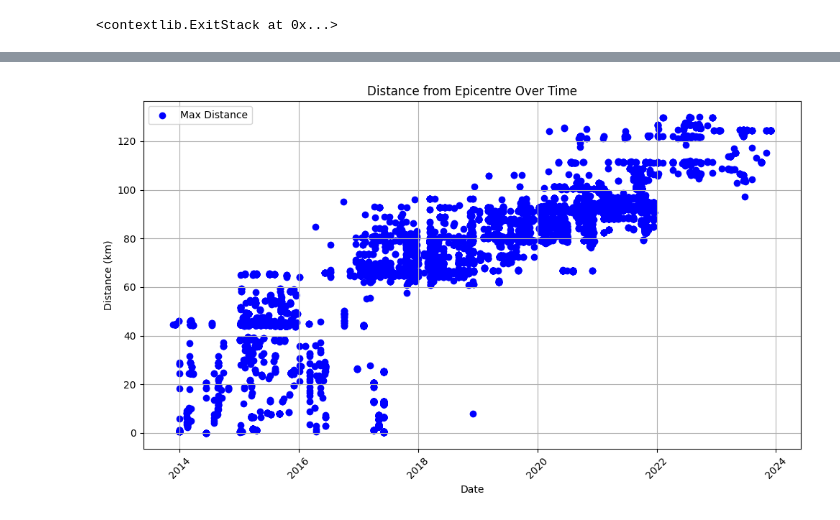
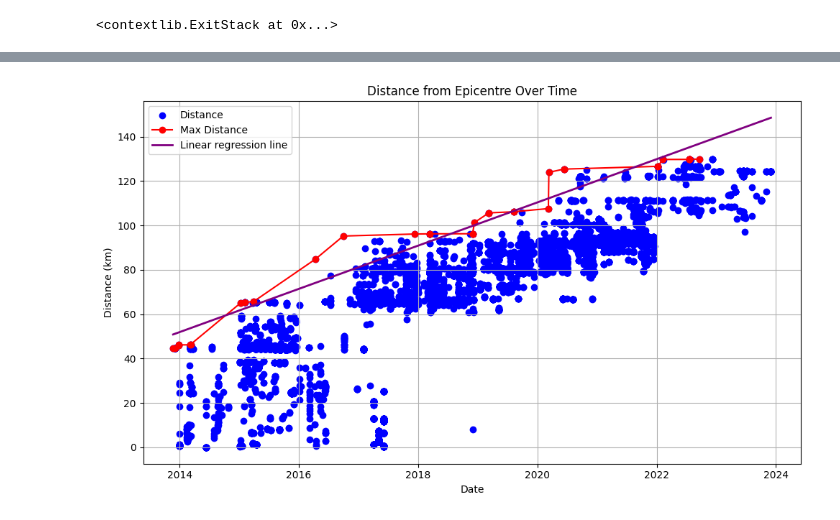
Before and after one commit to LeonMengoni/Xylella-Fastidiosa, a Jupyter notebook: Monitoring.ipynb, the cells around one changed output, grey strips where cells are left out. Saved outputs shown, nothing was run; the diff lists cells and outputs as text; code cells hidden in the pictures.

Commit message:
Performed linear regression. TODO: only on first couple years

```diff
--- a/Monitoring.ipynb
+++ b/Monitoring.ipynb
@@ -148 +196,4 @@ plt.close(fig)
+# %%
+# EXTRACT FIRST CASES (GALLIPOLI, 2013)
+gallipoli = positives[positives['COMUNE'] == 'Gallipoli']
 # %%
@@ -234,18 +224,14 @@ epicentre_point = (epicentre['lat'], epicentre['lon'])
 positives['DISTANCE'] = positives.apply(lambda row: distance.distance(epicentre_point, (row['LATITUDINE'], row['LONGITUDINE'])).km, axis=1)
 
 # Evaluate max distance evolution
-dates = []
-max_distances = []
+positives['POSITIVE_INDEX'] = np.arange(len(positives)) # Add an index from 0 to len(positives)
 
+indices = []
 max_distance_so_far = 0.0
-
-# Iterate over rows in the DataFrame
 for index, row in positives.iterrows():
-    # point = (row['LATITUDINE'], row['LONGITUDINE'])
     dist = row['DISTANCE']
-
-    # Update maximum distance encountered so far
     if dist > max_distance_so_far:
         max_distance_so_far = dist
-        dates.append(row['DATA_RILEVAMENTO'])
-        max_distances.append(max_distance_so_far)
+        indices.append(row['POSITIVE_INDEX'])
+
+df_max_distances = positives.iloc[indices]
@@ -267,15 +238,26 @@ plt.show()
 # %%
+# CALCULATE SPEED OF DISEASE SPREAD
+positives['ORDINAL'] = pd.to_datetime(positives['DATA_RILEVAMENTO']).apply(lambda x: x.toordinal())
+X = df_max_distances[['ORDINAL']]
+y = df_max_distances['DISTANCE']
+
+model = linear_model.LinearRegression()
+model.fit(X, y)
+
+X_pred = positives[['ORDINAL']]
+y_pred = model.predict(X_pred)
+
 # PLOT ALL DISTANCES
-
-plt.figure(figsize=(10, 6))
-plt.scatter(positives['DATA_RILEVAMENTO'], positives['DISTANCE'], marker='o', linestyle='-', color='b', label='Max Distance')
-plt.xticks(rotation=45)
-plt.xlabel('Date')
-plt.ylabel('Distance (km)')
-plt.title('Distance from Epicentre Over Time')
-plt.grid(True)
-plt.legend()
+fig, ax = plt.subplots(figsize=(10, 6))
+ax.scatter(positives['DATA_RILEVAMENTO'], positives['DISTANCE'], marker='o', linestyle='-', color='b', label='Distance')
+ax.plot(df_max_distances['DATA_RILEVAMENTO'], df_max_distances['DISTANCE'], marker='o', linestyle='-', color='r', label='Max Distance')
+ax.plot(positives['DATA_RILEVAMENTO'], y_pred, color='purple', linewidth=2, label='Linear regression line')
+ax.set_xlabel('Date')
+ax.set_ylabel('Distance (km)')
+ax.set_title('Distance from Epicentre Over Time')
+ax.grid(True)
+ax.legend()
 plt.tight_layout()
 plt.show()
 # %% [output]
-[figure, old version]
+[figure, new version]
```
Also changed, not shown: parts of 12 cells of this notebook.
